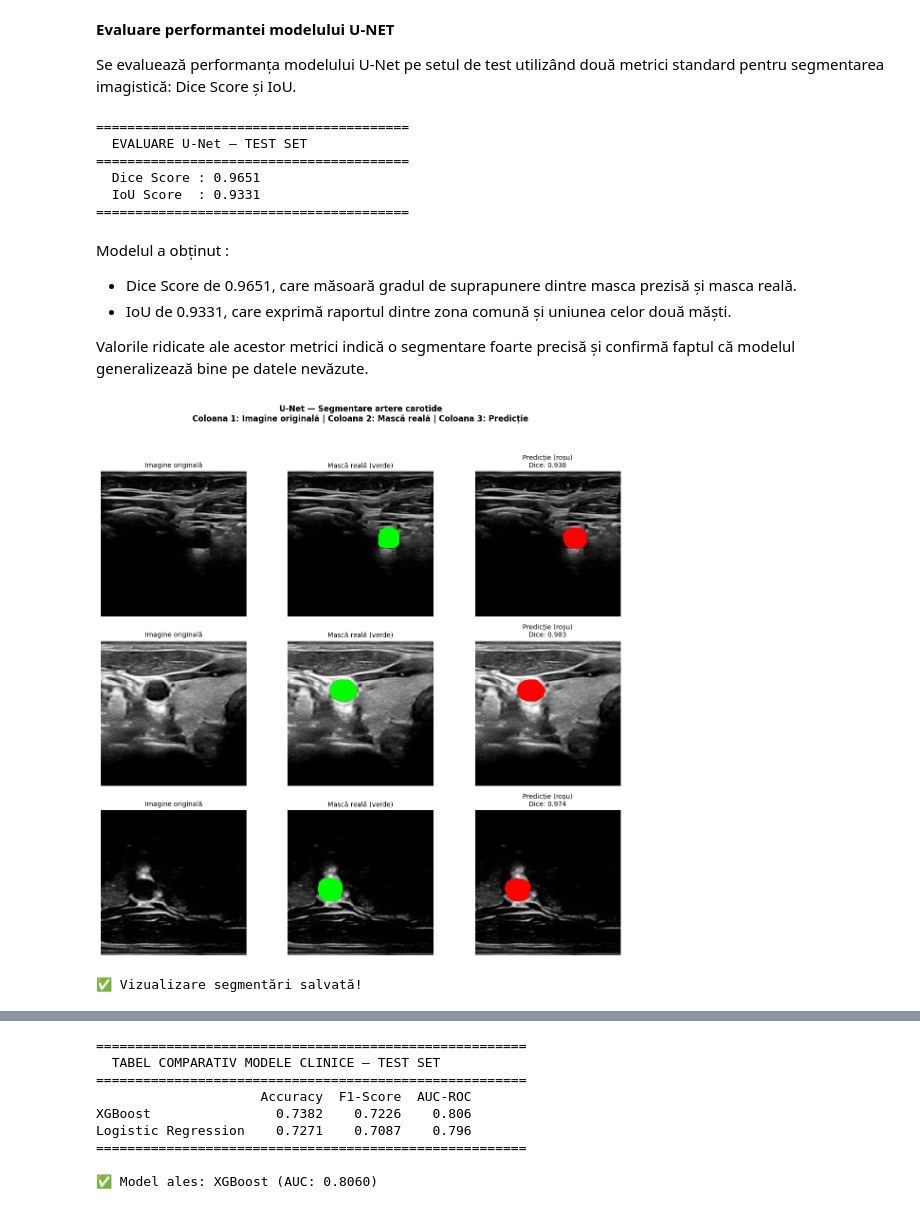
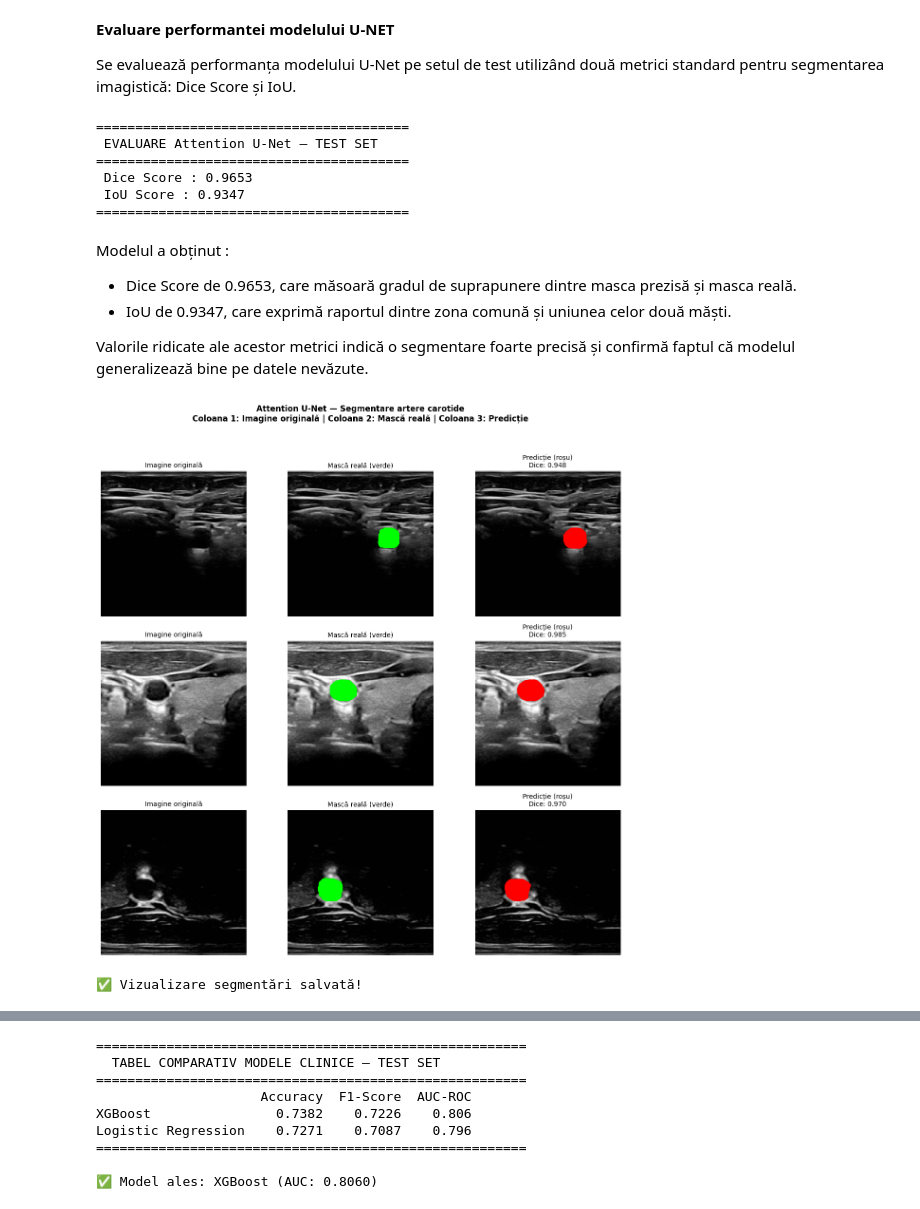
Before and after one commit to catalinagligor/carotid-ai-assist, a Jupyter notebook: notebooks/04-evaluation.ipynb, the cells around one changed output, grey strips where cells are left out. Cells and saved outputs as stored; diff of their text form; code cells hidden in the pictures.

```diff
--- a/notebooks/04-evaluation.ipynb
+++ b/notebooks/04-evaluation.ipynb
@@ -108,8 +160,7 @@ def iou_score(pred, target, threshold=0.5, smooth=1e-6):
     union = pred_bin.sum() + target.sum() - inter
     return ((inter + smooth) / (union + smooth)).item()
 
-# Rulează pe test set
-test_imgs_t  = torch.tensor(X_test_img, dtype=torch.float32).unsqueeze(1).to(device)
+test_imgs_t = torch.tensor(X_test_img, dtype=torch.float32).unsqueeze(1).to(device)
 test_masks_t = torch.tensor(y_test_img, dtype=torch.float32).unsqueeze(1)
 
 all_dices, all_ious = [], []
@@ -118,80 +169,77 @@ with torch.no_grad():
     batch_size = 16
     for i in range(0, len(test_imgs_t), batch_size):
         batch = test_imgs_t[i:i+batch_size]
-        preds = unet(batch).cpu()
+        preds = attn_unet(batch).cpu()
         masks = test_masks_t[i:i+batch_size]
         for p, m in zip(preds, masks):
             all_dices.append(dice_score(p, m))
             all_ious.append(iou_score(p, m))
 
 mean_dice = np.mean(all_dices)
-mean_iou  = np.mean(all_ious)
+mean_iou = np.mean(all_ious)
 
 print("=" * 40)
-print("  EVALUARE U-Net — TEST SET")
+print(" EVALUARE Attention U-Net — TEST SET")
 print("=" * 40)
-print(f"  Dice Score : {mean_dice:.4f}")
-print(f"  IoU Score  : {mean_iou:.4f}")
+print(f" Dice Score : {mean_dice:.4f}")
+print(f" IoU Score : {mean_iou:.4f}")
 print("=" * 40)
 # %% [output]
 ========================================
-  EVALUARE U-Net — TEST SET
+ EVALUARE Attention U-Net — TEST SET
 ========================================
-  Dice Score : 0.9651
-  IoU Score  : 0.9331
+ Dice Score : 0.9653
+ IoU Score : 0.9347
 ========================================
 # %% [markdown]
 Modelul a obținut :
-* Dice Score de 0.9651, care măsoară gradul de suprapunere dintre masca prezisă și masca reală.
-* IoU de 0.9331, care exprimă raportul dintre zona comună și uniunea celor două măști.
+* Dice Score de 0.9653, care măsoară gradul de suprapunere dintre masca prezisă și masca reală.
+* IoU de 0.9347, care exprimă raportul dintre zona comună și uniunea celor două măști.
 
 Valorile ridicate ale acestor metrici indică o segmentare foarte precisă și confirmă faptul că modelul generalizează bine pe datele nevăzute.
 # %%
 fig, axes = plt.subplots(3, 3, figsize=(12, 12))
 fig.suptitle(
-    'U-Net — Segmentare artere carotide\n'
+    'Attention U-Net — Segmentare artere carotide\n'
     'Coloana 1: Imagine originală | Coloana 2: Mască reală | Coloana 3: Predicție',
     fontweight='bold',
     fontsize=12
 )
 
 indices = [0, 50, 100]
 
 with torch.no_grad():
     for row, i in enumerate(indices):
-        img   = test_imgs_t[i:i+1]
-        pred  = unet(img).cpu().squeeze().numpy()
-        true  = y_test_img[i]
+        img = test_imgs_t[i:i+1]
+        pred = attn_unet(img).cpu().squeeze().numpy()
+        true = y_test_img[i]
         image = X_test_img[i]
 
         pred_bin = (pred > 0.5).astype(np.float32)
 
-        # 1. Imagine originală
         axes[row, 0].imshow(image, cmap='gray')
         axes[row, 0].set_title('Imagine originală', fontsize=10)
         axes[row, 0].axis('off')
 
-        # 2. Mască reală - verde
         true_overlay = np.stack([image, image, image], axis=-1)
-        true_overlay[true > 0.5] = [0.0, 1.0, 0.0]   # verde = masca reală
+        true_overlay[true > 0.5] = [0.0, 1.0, 0.0]
         axes[row, 1].imshow(true_overlay)
         axes[row, 1].set_title('Mască reală (verde)', fontsize=10)
         axes[row, 1].axis('off')
 
-        # 3. Predicție - roșu
         pred_overlay = np.stack([image, image, image], axis=-1)
-        pred_overlay[pred_bin > 0.5] = [1.0, 0.0, 0.0]   # roșu = predicție
+        pred_overlay[pred_bin > 0.5] = [1.0, 0.0, 0.0]
         axes[row, 2].imshow(pred_overlay)
         dice = dice_score(torch.tensor(pred), torch.tensor(true))
         axes[row, 2].set_title(f'Predicție (roșu)\nDice: {dice:.3f}', fontsize=10)
         axes[row, 2].axis('off')
 
 plt.tight_layout(rect=[0, 0, 1, 0.95])
-plt.savefig(OUTPUT_DIR + 'unet_predictions_colored.png', dpi=150)
+plt.savefig(OUTPUT_DIR + 'attentionunet_predictions_colored.png', dpi=150)
 plt.show()
 print("✅ Vizualizare segmentări salvată!")
 # %% [output]
-[figure, old version]
+[figure, new version]
 ✅ Vizualizare segmentări salvată!
 # %%
 from PIL import Image as PILImage
```
Also changed, not shown: parts of 8 cells of this notebook, 4 other files.
